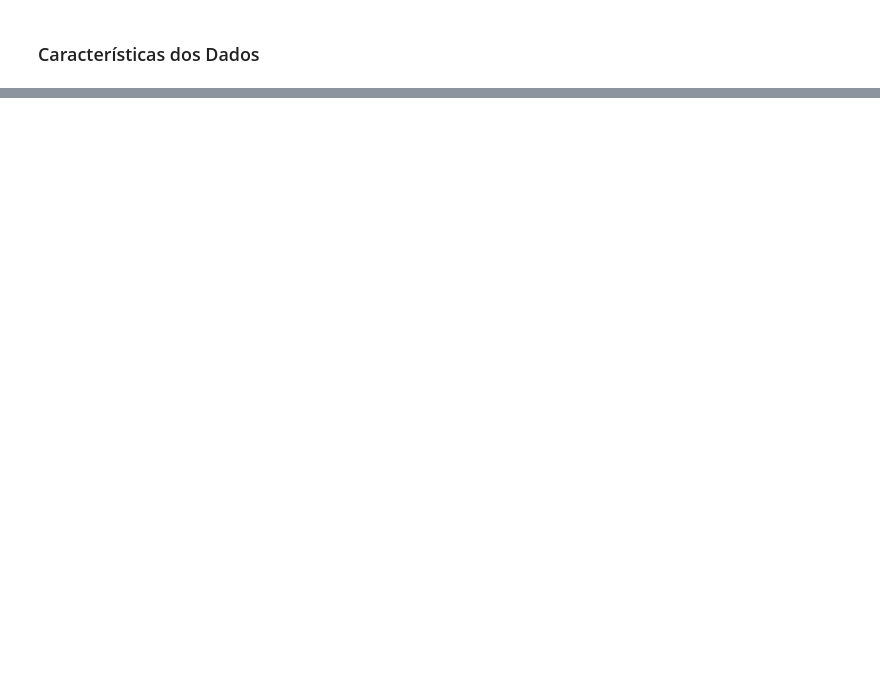
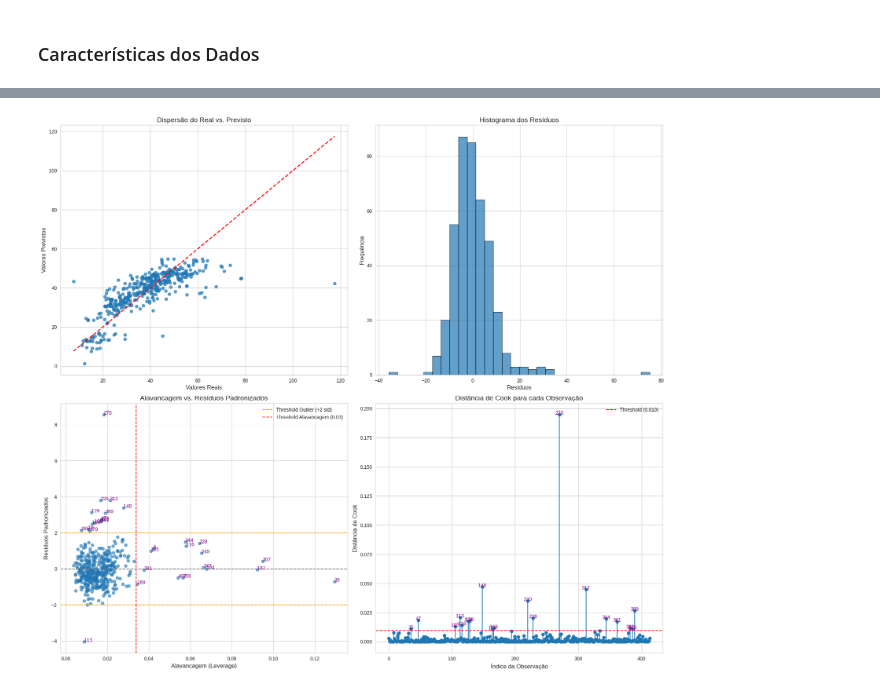
Before and after one commit to LucasJLBraz/Trabalhos_IC_Aplicada, a Jupyter notebook: notebooks/TC1/0.01-ljlb-explorando-prob.ipynb, the cells around one changed output, grey strips where cells are left out. Saved outputs shown, nothing was run; the diff lists cells and outputs as text; code cells hidden in the pictures; blank space fills up the shorter version.

```diff
--- a/notebooks/TC1/0.01-ljlb-explorando-prob.ipynb
+++ b/notebooks/TC1/0.01-ljlb-explorando-prob.ipynb
@@ -150,0 +136,92 @@ plt.show()
+# %%
+import pandas as pd
+import statsmodels.api as sm
+import matplotlib.pyplot as plt
+import numpy as np
+
+# Adicionando a constante (intercepto) ao modelo, essencial para o statsmodels
+X_const = sm.add_constant(X)
+
+# --- Treinamento do Modelo MQO ---
+model = sm.OLS(y, X_const)
+results = model.fit()
+
+# --- Análise de Influência e Diagnóstico ---
+# Objeto de influência que contém todas as métricas de diagnóstico
+influence = results.get_influence()
+
+# Métricas principais
+cooks_d = influence.cooks_distance[0]
+leverage = influence.hat_matrix_diag
+student_resid = influence.resid_studentized_internal
+
+# --- Visualização dos Resultados ---
+print("Iniciando a geração dos gráficos de diagnóstico...")
+
+fig, ax = plt.subplots(2, 2, figsize=(18, 16))
+plt.style.use('seaborn-v0_8-whitegrid')
+
+# 1. Gráfico de Dispersão: Real vs. Previsto
+ax[0, 0].scatter(y, results.predict(), alpha=0.7)
+ax[0, 0].plot([y.min(), y.max()], [y.min(), y.max()], '--r', linewidth=2)
+ax[0, 0].set_xlabel('Valores Reais', fontsize=12)
+ax[0, 0].set_ylabel('Valores Previstos', fontsize=12)
+ax[0, 0].set_title('Dispersão do Real vs. Previsto', fontsize=14)
+ax[0, 0].grid(True)
+
+# 2. Histograma dos Resíduos
+ax[0, 1].hist(results.resid, bins=30, edgecolor='black', alpha=0.7)
+ax[0, 1].set_xlabel('Resíduos', fontsize=12)
+ax[0, 1].set_ylabel('Frequência', fontsize=12)
+ax[0, 1].set_title('Histograma dos Resíduos', fontsize=14)
+
+# 3. Gráfico de Alavancagem vs. Resíduos Padronizados
+# Identifica outliers e pontos de alavancagem
+n_obs = len(y)
+n_features = X_const.shape[1]
+leverage_threshold = 2 * n_features / n_obs
+
+ax[1, 0].scatter(leverage, student_resid, alpha=0.6)
+ax[1, 0].axhline(0, color='grey', linestyle='--')
+ax[1, 0].axhline(2, color='orange', linestyle='--', label='Threshold Outlier (+2 std)')
+ax[1, 0].axhline(-2, color='orange', linestyle='--')
+ax[1, 0].axvline(leverage_threshold, color='red', linestyle='--', label=f'Threshold Alavancagem ({leverage_threshold:.2f})')
+ax[1, 0].set_xlabel('Alavancagem (Leverage)', fontsize=12)
+ax[1, 0].set_ylabel('Resíduos Padronizados', fontsize=12)
+ax[1, 0].set_title('Alavancagem vs. Resíduos Padronizados', fontsize=14)
+ax[1, 0].legend()
+
+# Anotar pontos influentes no gráfico de alavancagem
+influential_points = np.where((leverage > leverage_threshold) | (np.abs(student_resid) > 2))[0]
+for i in influential_points:
+    ax[1, 0].annotate(i, (leverage[i], student_resid[i]), color='purple')
+
+# 4. Gráfico da Distância de Cook
+# Identifica pontos que, se removidos, mudam significativamente o modelo
+cooks_threshold = 4 / n_obs
+
+ax[1, 1].stem(np.arange(n_obs), cooks_d, basefmt=" ")
+ax[1, 1].axhline(cooks_threshold, color='red', linestyle='--', label=f'Threshold ({cooks_threshold:.3f})')
+ax[1, 1].set_xlabel('Índice da Observação', fontsize=12)
+ax[1, 1].set_ylabel("Distância de Cook", fontsize=12)
+ax[1, 1].set_title("Distância de Cook para cada Observação", fontsize=14)
+ax[1, 1].legend()
+
+# Anotar pontos com alta Distância de Cook
+high_cooks_points = np.where(cooks_d > cooks_threshold)[0]
+for i in high_cooks_points:
+    ax[1, 1].annotate(i, (i, cooks_d[i]), color='purple', ha='center')
+
+plt.tight_layout()
+plt.savefig("diagnostico_mqo_completo.png")
+plt.show()
+
+print("\n--- Interpretação dos Gráficos de Diagnóstico ---")
+print(f"Número de observações (n): {n_obs}")
+print(f"Número de preditores (k+1): {n_features}")
+print(f"Threshold para alavancagem (2*(k+1)/n): {leverage_threshold:.4f}")
+print(f"Threshold para Distância de Cook (4/n): {cooks_threshold:.4f}")
+print(f"\nPontos com alta alavancagem ou resíduo padronizado > 2: {influential_points}")
+print(f"Pontos com alta Distância de Cook: {high_cooks_points}")
+print("\nAnálise concluída. Imagem 'diagnostico_mqo_completo.png' foi salva.")
+# %% [output]
@@ -150,0 +229 @@ plt.show()
+[figure, added]
```
Also changed, not shown: parts of 4 cells of this notebook, 1 other file.
